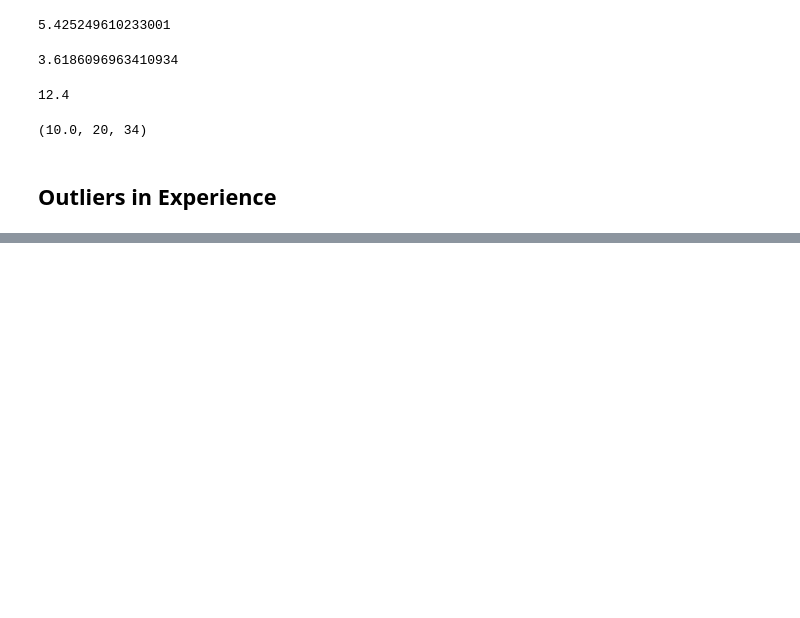
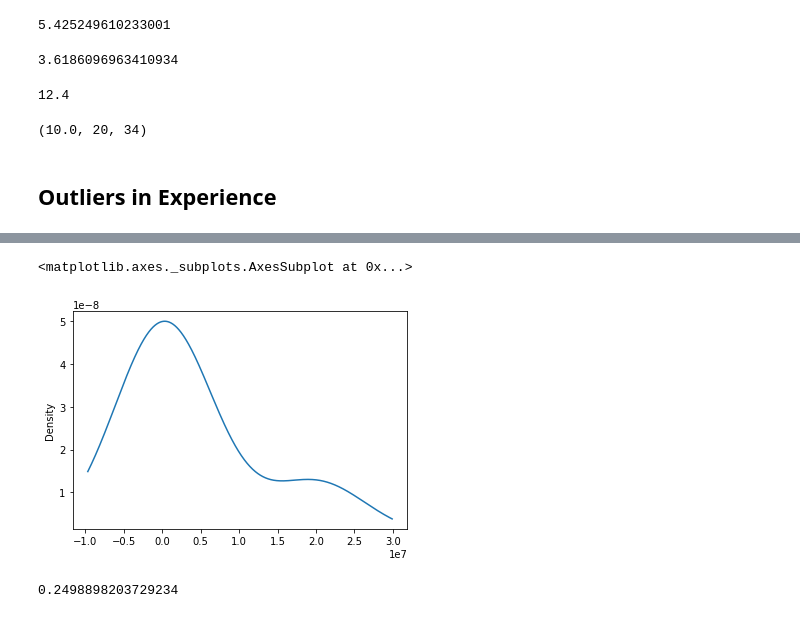
Before and after one commit to srikanthpragada/DS_06_APR_2020, a Jupyter notebook: stats_demo.ipynb, the cells around one changed output, grey strips where cells are left out. Saved outputs shown, nothing was run; the diff lists cells and outputs as text; code cells hidden in the pictures; blank space fills up the shorter version.

```diff
--- a/stats_demo.ipynb
+++ b/stats_demo.ipynb
@@ -111,0 +156,9 @@ pandas.core.series.Series
+# %%
+salaries.plot.kde()
+# %% [output]
+<matplotlib.axes._subplots.AxesSubplot at 0x...>
+[figure, added]
+# %%
+ss.kurtosis(salaries)
+# %% [output]
+0.2498898203729234
```
Also changed, not shown: parts of 22 cells of this notebook, 1 other file.
